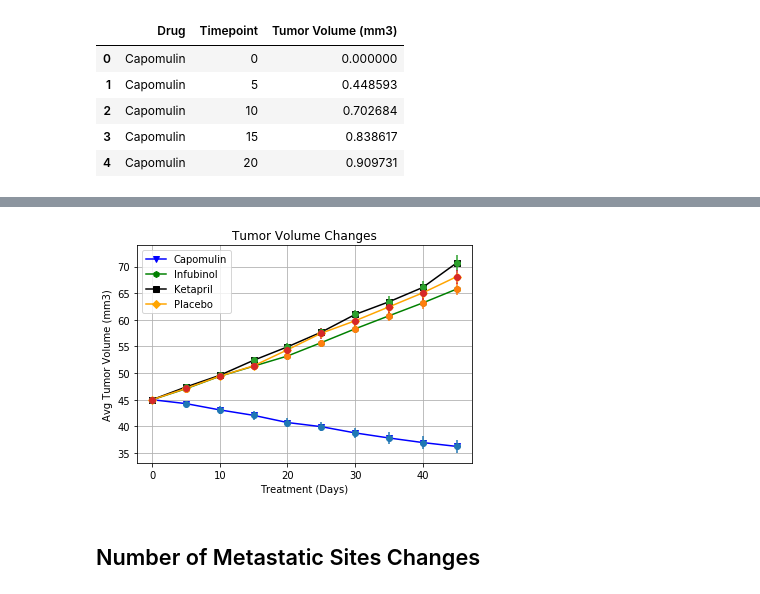
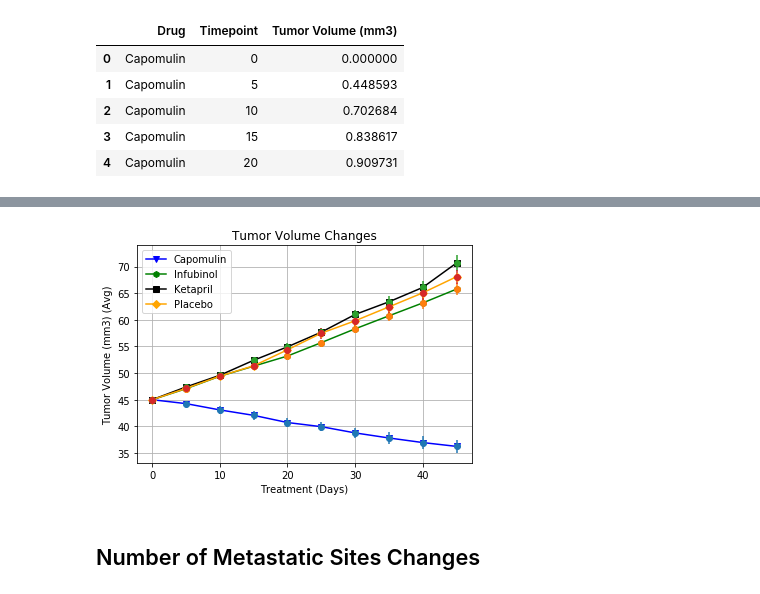
Before and after one commit to cfogel55/BootcampRepo, a Jupyter notebook: Pymaceuticals.ipynb, the cells around one changed output, grey strips where cells are left out. Saved outputs shown, nothing was run; the diff lists cells and outputs as text; code cells hidden in the pictures.

```diff
--- a/Pymaceuticals.ipynb
+++ b/Pymaceuticals.ipynb
@@ -85,34 +85,35 @@ standard_error_pivot
 # %%
 x_axis = list(np.arange(0, 50, 5))
 
 y_axis = list(mean_tumor_volume_pivot['Capomulin'])
 standard_errors = list(standard_error_pivot['Capomulin'])
 plt.errorbar(x_axis, y_axis, standard_errors, fmt="o")
 plt.plot(x_axis, y_axis, marker="v",color="blue", linewidth=1.5, label="Capomulin")
 
 y_axis = list(mean_tumor_volume_pivot['Infubinol'])
 standard_errors = list(standard_error_pivot['Infubinol'])
 plt.errorbar(x_axis, y_axis, standard_errors, fmt="o")
 plt.plot(x_axis, y_axis, marker="h",color="green", linewidth=1.5, label="Infubinol")
 
 y_axis = list(mean_tumor_volume_pivot['Ketapril'])
 standard_errors = list(standard_error_pivot['Ketapril'])
 plt.errorbar(x_axis, y_axis, standard_errors, fmt="o")
 plt.plot(x_axis, y_axis, marker="s",color="black", linewidth=1.5, label="Ketapril")
 
 y_axis = list(mean_tumor_volume_pivot['Placebo'])
 standard_errors = list(standard_error_pivot['Placebo'])
 plt.errorbar(x_axis, y_axis, standard_errors, fmt="o")
 plt.plot(x_axis, y_axis, marker="D",color="orange", linewidth=1.5, label="Placebo")
 
 plt.grid()
 plt.title("Tumor Volume Changes")
 plt.xlabel("Treatment (Days)")
-plt.ylabel("Avg Tumor Volume (mm3)")
+plt.ylabel("Tumor Volume (mm3) (Avg)")
 plt.legend()
+plt.savefig("Tumor Volume Changes")
 plt.show()
 # %% [output]
-[figure, old version]
+[figure, new version]
 # %% [markdown]
 ## Number of Metastatic  Sites Changes
 # %%
```
Also changed, not shown: parts of 13 cells of this notebook.
